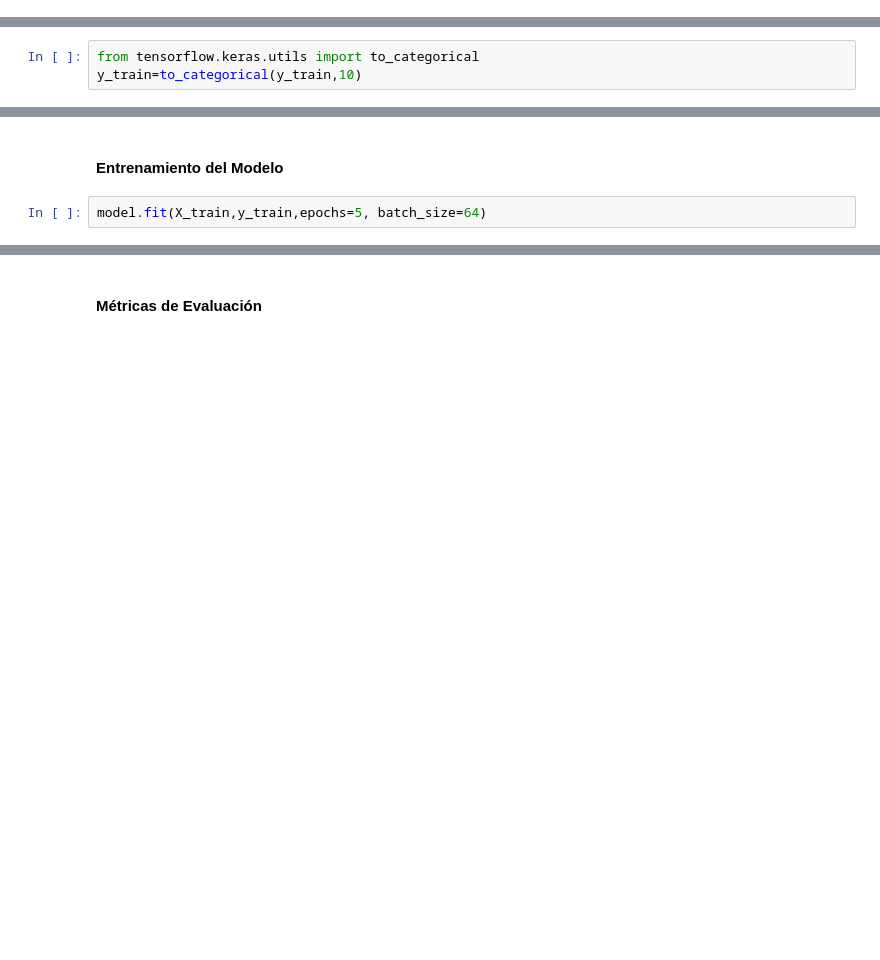
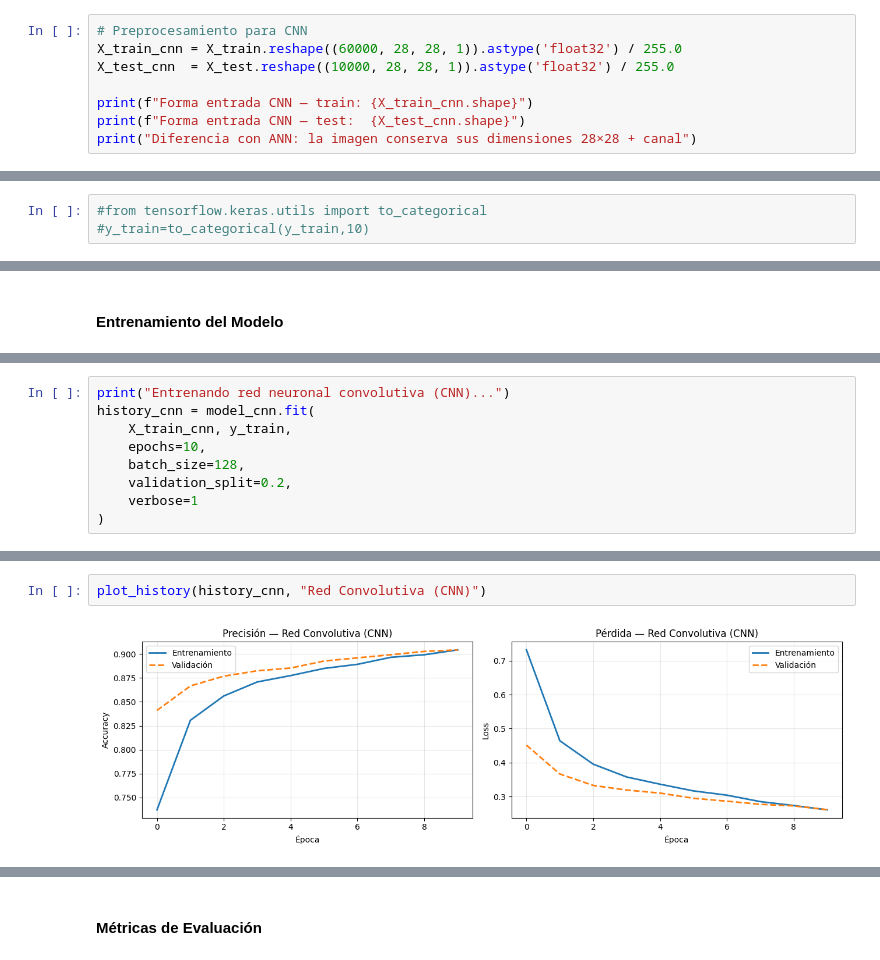
Before and after one commit to luisleonb/Proyecto_M8_ABP, a Jupyter notebook: Proyecto_Módulo_8_ABP.ipynb, the cells around one changed output, grey strips where cells are left out. Saved outputs shown, nothing was run; the diff lists cells and outputs as text; blank space fills up the shorter version.

```diff
--- a/Proyecto_Módulo_8_ABP.ipynb
+++ b/Proyecto_Módulo_8_ABP.ipynb
@@ -103,0 +315,8 @@ X_test=X_test.reshape((10000,28,28,1))
+# %%
+# Preprocesamiento para CNN
+X_train_cnn = X_train.reshape((60000, 28, 28, 1)).astype('float32') / 255.0
+X_test_cnn  = X_test.reshape((10000, 28, 28, 1)).astype('float32') / 255.0
+
+print(f"Forma entrada CNN — train: {X_train_cnn.shape}")
+print(f"Forma entrada CNN — test:  {X_test_cnn.shape}")
+print("Diferencia con ANN: la imagen conserva sus dimensiones 28×28 + canal")
@@ -149,4 +404,4 @@ Model: "sequential"
 # %%
-from tensorflow.keras.utils import to_categorical
-y_train=to_categorical(y_train,10)
+#from tensorflow.keras.utils import to_categorical
+#y_train=to_categorical(y_train,10)
 # %%
@@ -154,4 +409,2 @@ y_test=to_categorical(y_test,10)
 # %% [markdown]
 #### Entrenamiento del Modelo
-# %%
-model.fit(X_train,y_train,epochs=5, batch_size=64)
@@ -169,0 +411,9 @@ Epoch 5/5
+# %%
+print("Entrenando red neuronal convolutiva (CNN)...")
+history_cnn = model_cnn.fit(
+    X_train_cnn, y_train,
+    epochs=10,
+    batch_size=128,
+    validation_split=0.2,
+    verbose=1
+)
@@ -169,0 +450,4 @@ Epoch 5/5
+# %%
+plot_history(history_cnn, "Red Convolutiva (CNN)")
+# %% [output]
+[figure, added]
```
Also changed, not shown: parts of 63 cells of this notebook.
